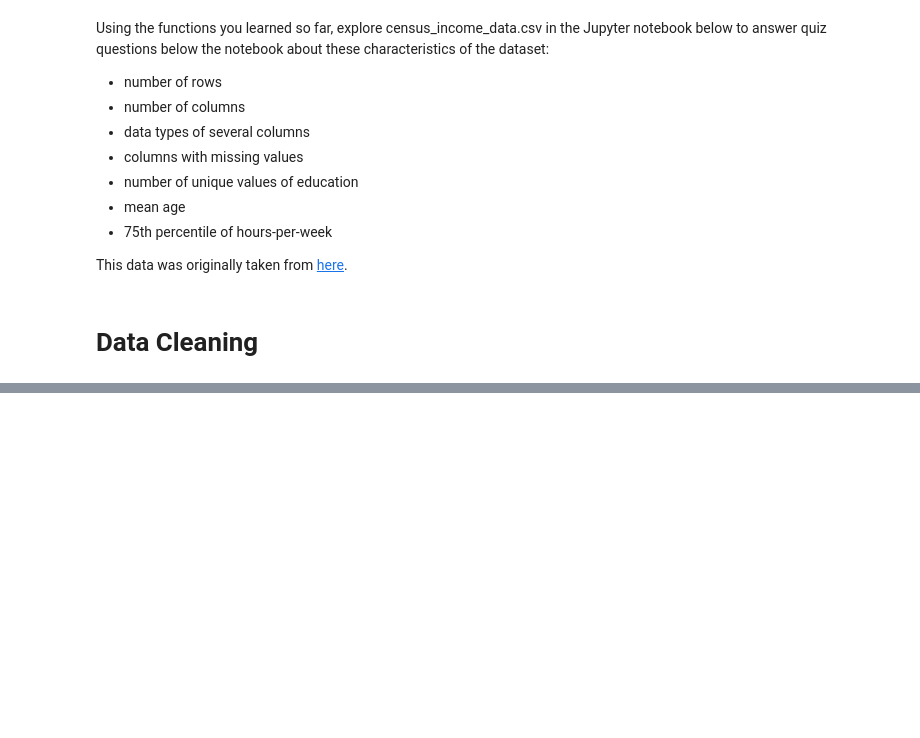
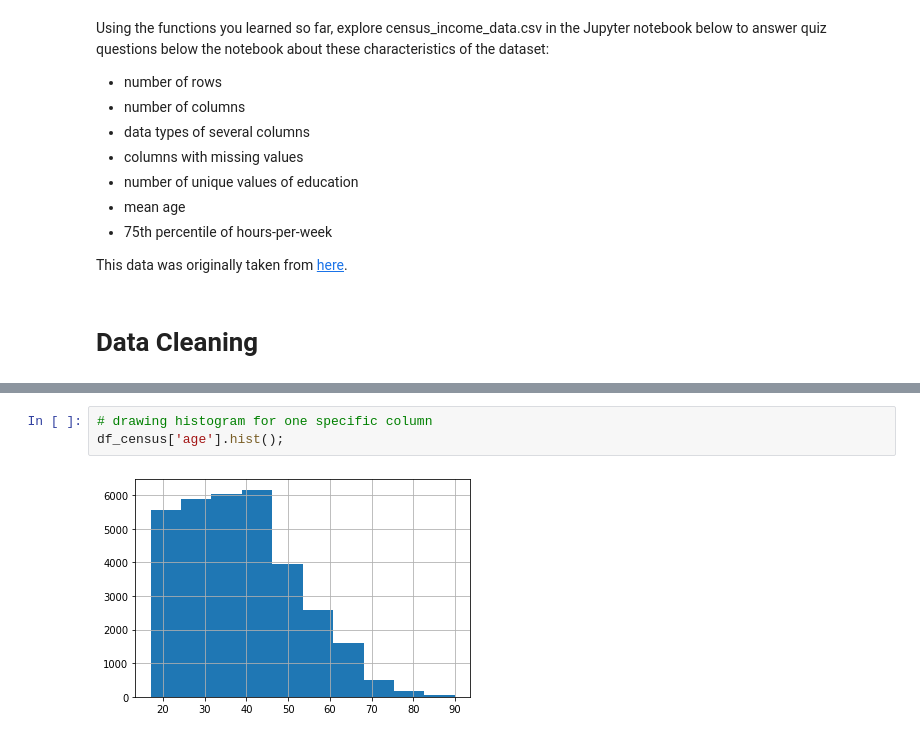
Before and after one commit to alihussainia/Data-Wrangling, a Jupyter notebook: DataWrangling.ipynb, the cells around one changed output, grey strips where cells are left out. Cells and saved outputs as stored; diff of their text form; blank space fills up the shorter version.

```diff
--- a/DataWrangling.ipynb
+++ b/DataWrangling.ipynb
@@ -456,0 +612,5 @@ This data was originally taken from [here](https://archive.ics.uci.edu/ml/datase
+# %%
+# drawing histogram for one specific column
+df_census['age'].hist();
+# %% [output]
+[figure, added]
```
Also changed, not shown: parts of 80 cells of this notebook.
